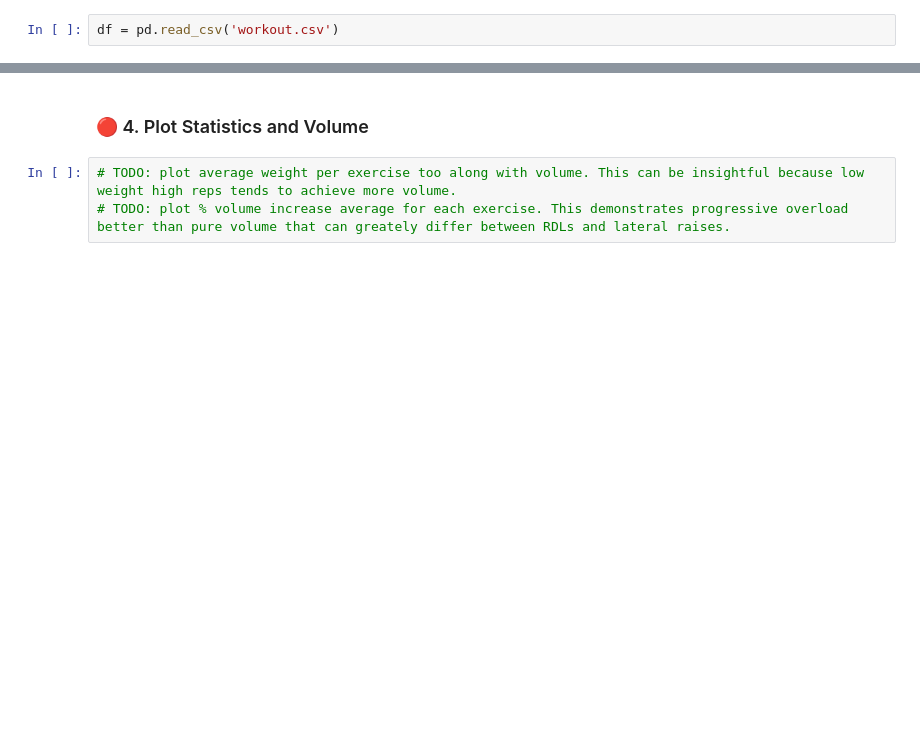
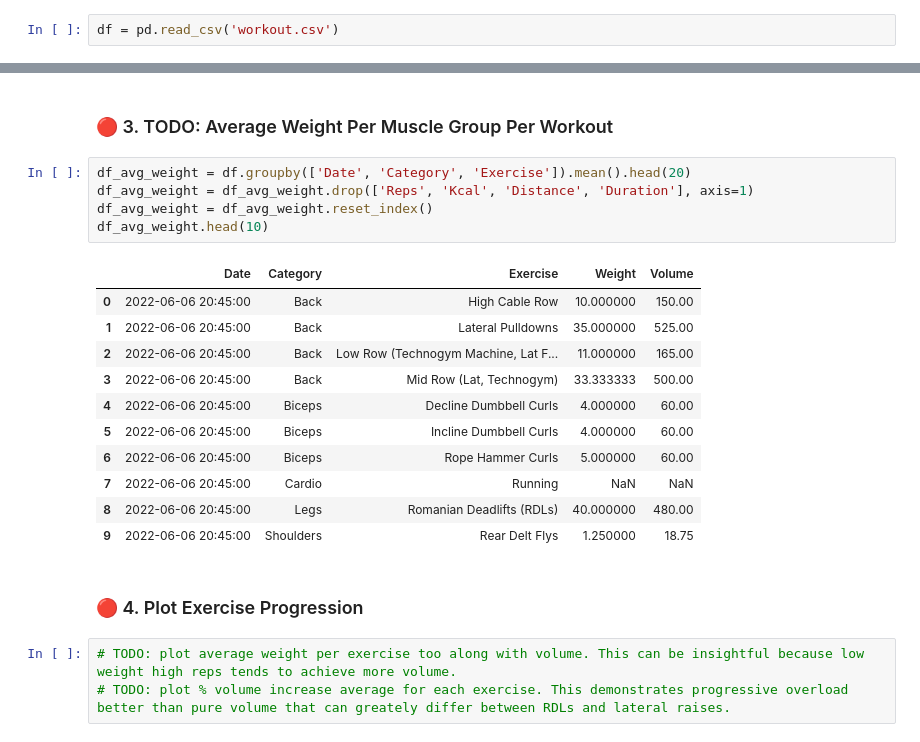
Before and after one commit to johngeorgousis/workout-analysis, a Jupyter notebook: workout.ipynb, the cells around one changed output, grey strips where cells are left out. Saved outputs shown, nothing was run; the diff lists cells and outputs as text; blank space fills up the shorter version.

```diff
--- a/workout.ipynb
+++ b/workout.ipynb
@@ -149,8 +213,27 @@ df_volume_abs = df_volume[(df_volume.Category == 'Abs')]
 #
 df_workout_volume = pd.DataFrame(df_volume.groupby(['Category', 'Date']).sum())
 df_workout_volume.reset_index(inplace=True)
+# %% [markdown]
+### 🔴 3. TODO: Average Weight Per Muscle Group Per Workout
+# %%
+df_avg_weight = df.groupby(['Date', 'Category', 'Exercise']).mean().head(20)
+df_avg_weight = df_avg_weight.drop(['Reps', 'Kcal', 'Distance', 'Duration'], axis=1)
+df_avg_weight = df_avg_weight.reset_index()
+df_avg_weight.head(10)
+# %% [output]
+|  | Date | Category | Exercise | Weight | Volume |
+| 0 | 2022-06-06 20:45:00 | Back | High Cable Row | 10.000000 | 150.00 |
+| 1 | 2022-06-06 20:45:00 | Back | Lateral Pulldowns | 35.000000 | 525.00 |
+| 2 | 2022-06-06 20:45:00 | Back | Low Row (Technogym Machine, Lat F... | 11.000000 | 165.00 |
+| 3 | 2022-06-06 20:45:00 | Back | Mid Row (Lat, Technogym) | 33.333333 | 500.00 |
+| 4 | 2022-06-06 20:45:00 | Biceps | Decline Dumbbell Curls | 4.000000 | 60.00 |
+| 5 | 2022-06-06 20:45:00 | Biceps | Incline Dumbbell Curls | 4.000000 | 60.00 |
+| 6 | 2022-06-06 20:45:00 | Biceps | Rope Hammer Curls | 5.000000 | 60.00 |
+| 7 | 2022-06-06 20:45:00 | Cardio | Running | NaN | NaN |
+| 8 | 2022-06-06 20:45:00 | Legs | Romanian Deadlifts (RDLs) | 40.000000 | 480.00 |
+| 9 | 2022-06-06 20:45:00 | Shoulders | Rear Delt Flys | 1.250000 | 18.75 |
 # %% [markdown]
-### 🔴 4. Plot Statistics and Volume
+### 🔴 4. Plot Exercise Progression
 # %%
 # TODO: plot average weight per exercise too along with volume. This can be insightful because low weight high reps tends to achieve more volume.
 # TODO: plot % volume increase average for each exercise. This demonstrates progressive overload better than pure volume that can greately differ between RDLs and lateral raises.
```
Also changed, not shown: parts of 12 cells of this notebook.
